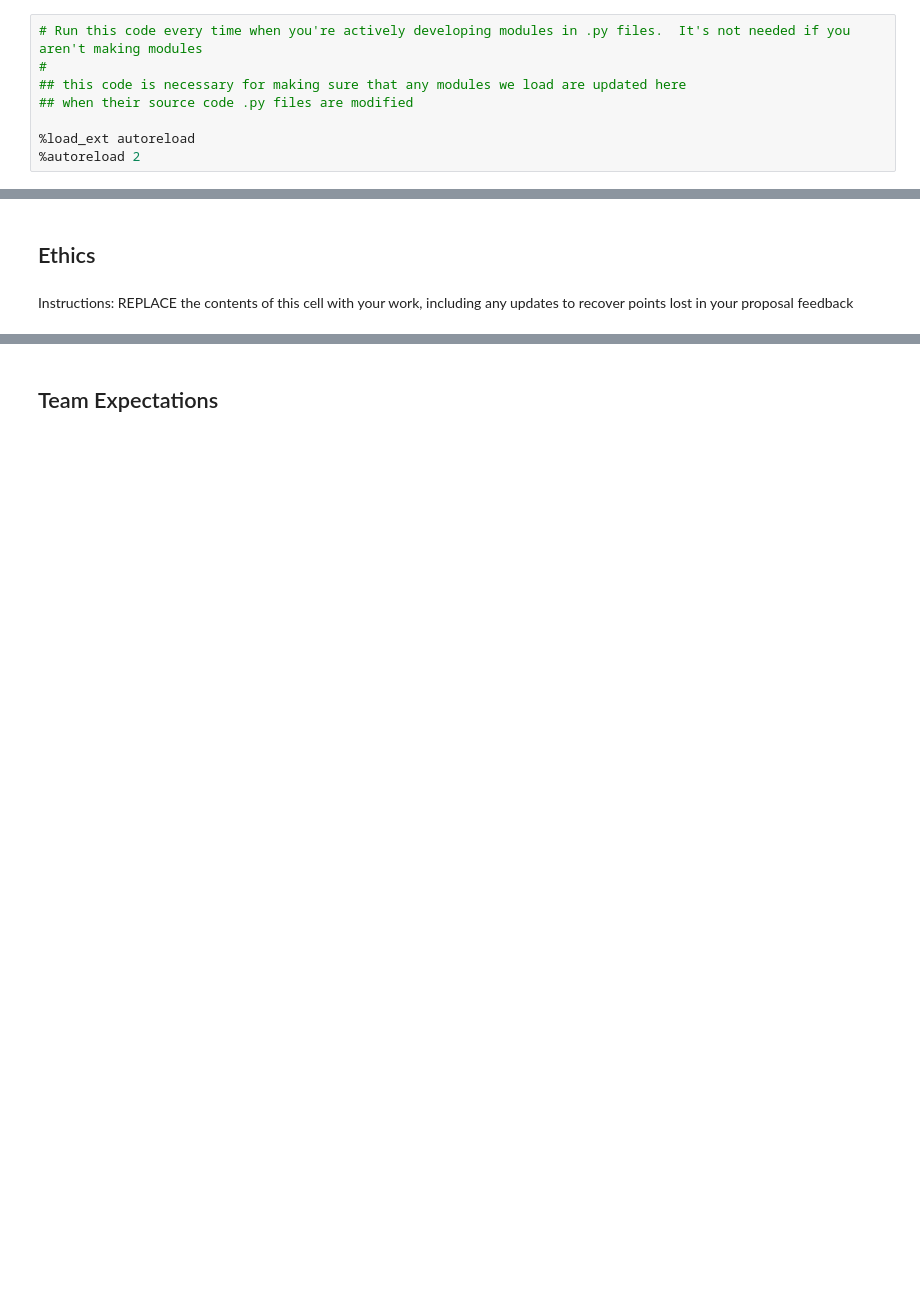
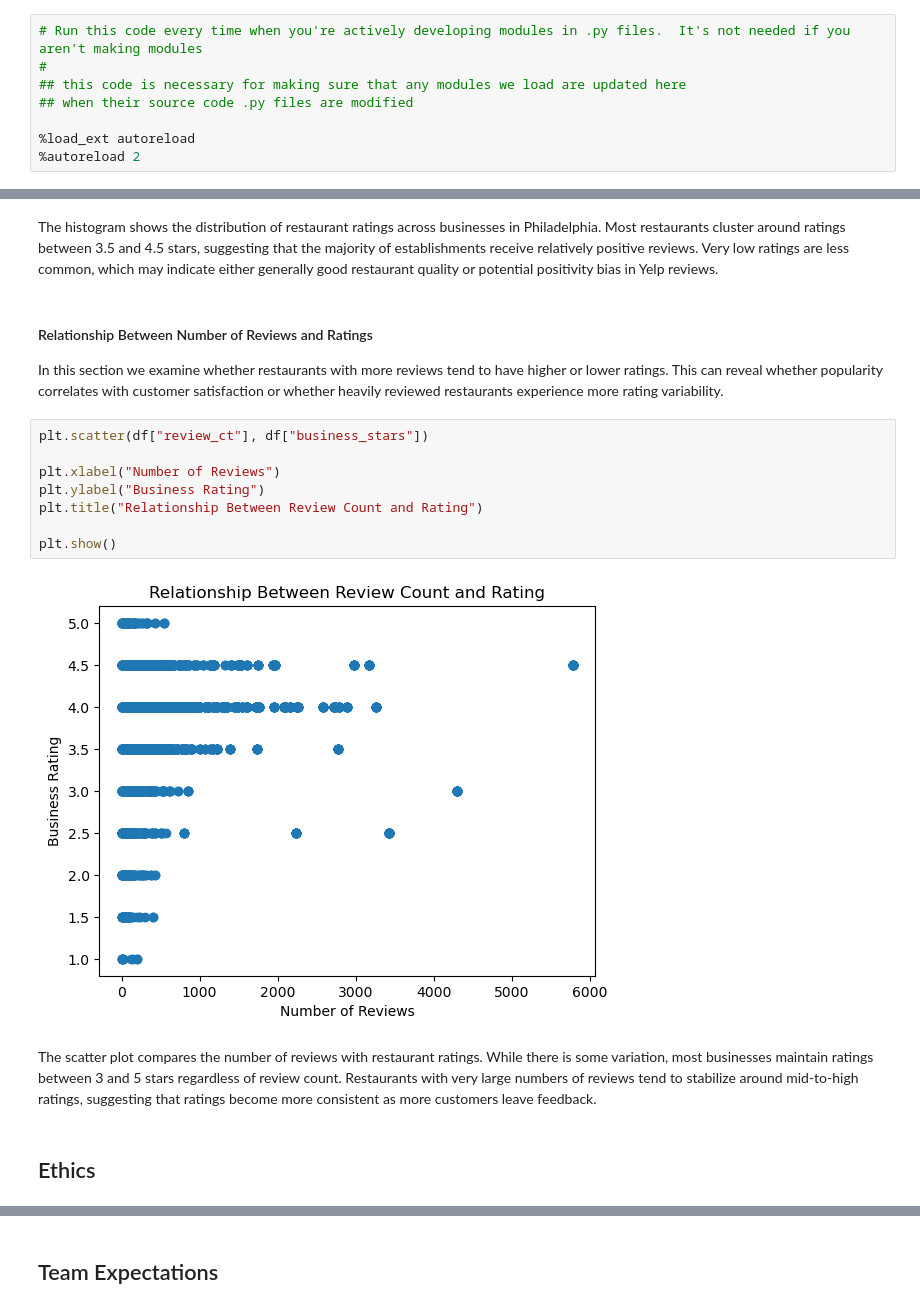
Before and after one commit to lznas/yelp-popularity-predicton, a Jupyter notebook: 02-EDACheckpoint.ipynb, the cells around one changed output, grey strips where cells are left out. Drawn from its saved outputs; the diff is of its cells as text; blank space fills up the shorter version.

```diff
--- a/02-EDACheckpoint.ipynb
+++ b/02-EDACheckpoint.ipynb
@@ -149,4 +841,20 @@ Some more words and stuff.  Remember notebooks work best if you interleave the c
+# %% [markdown]
+The histogram shows the distribution of restaurant ratings across businesses in Philadelphia. Most restaurants cluster around ratings between 3.5 and 4.5 stars, suggesting that the majority of establishments receive relatively positive reviews. Very low ratings are less common, which may indicate either generally good restaurant quality or potential positivity bias in Yelp reviews.
+# %% [markdown]
+#### Relationship Between Number of Reviews and Ratings
+
+In this section we examine whether restaurants with more reviews tend to have higher or lower ratings. This can reveal whether popularity correlates with customer satisfaction or whether heavily reviewed restaurants experience more rating variability.
+# %%
+plt.scatter(df["review_ct"], df["business_stars"])
+
+plt.xlabel("Number of Reviews")
+plt.ylabel("Business Rating")
+plt.title("Relationship Between Review Count and Rating")
+
+plt.show()
+# %% [output]
+[figure, added]
+# %% [markdown]
+The scatter plot compares the number of reviews with restaurant ratings. While there is some variation, most businesses maintain ratings between 3 and 5 stars regardless of review count. Restaurants with very large numbers of reviews tend to stabilize around mid-to-high ratings, suggesting that ratings become more consistent as more customers leave feedback.
 # %% [markdown]
 ## Ethics
-# %% [markdown]
-Instructions: REPLACE the contents of this cell with your work, including any updates to recover points lost in your proposal feedback
```
Also changed, not shown: parts of 75 cells of this notebook.
